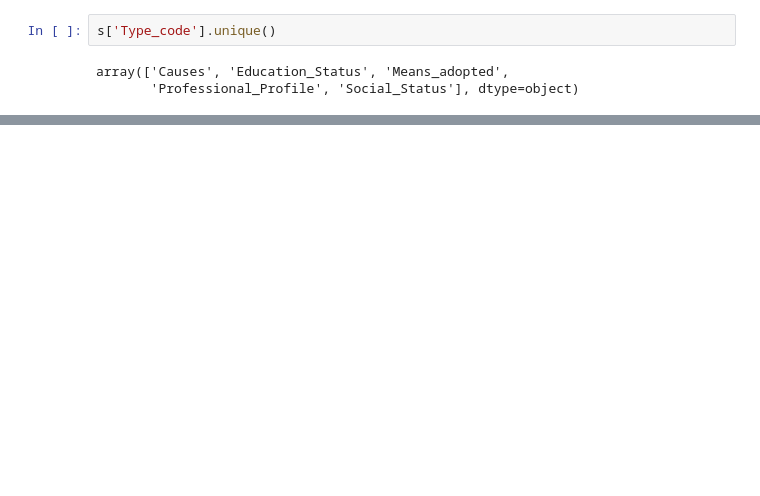
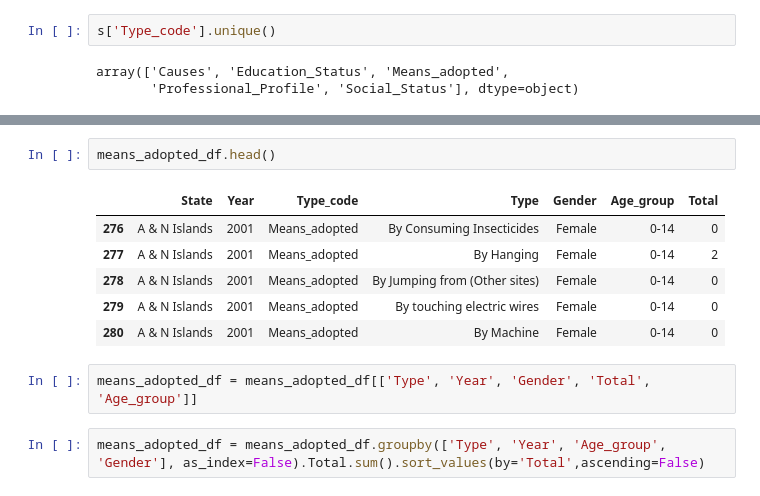
Before and after one commit to htuteja04/EDA, a Jupyter notebook: Notebooks/Suicide_analysis.ipynb, the cells around one changed output, grey strips where cells are left out. Drawn from its saved outputs; the diff is of its cells as text; blank space fills up the shorter version.

```diff
--- a/Notebooks/Suicide_analysis.ipynb
+++ b/Notebooks/Suicide_analysis.ipynb
@@ -325,0 +314,13 @@ array(['By Consuming Insecticides', 'By Hanging',
+# %%
+means_adopted_df.head()
+# %% [output]
+|  | State | Year | Type_code | Type | Gender | Age_group | Total |
+| 276 | A & N Islands | 2001 | Means_adopted | By Consuming Insecticides | Female | 0-14 | 0 |
+| 277 | A & N Islands | 2001 | Means_adopted | By Hanging | Female | 0-14 | 2 |
+| 278 | A & N Islands | 2001 | Means_adopted | By Jumping from (Other sites) | Female | 0-14 | 0 |
+| 279 | A & N Islands | 2001 | Means_adopted | By touching electric wires | Female | 0-14 | 0 |
+| 280 | A & N Islands | 2001 | Means_adopted | By Machine | Female | 0-14 | 0 |
+# %%
+means_adopted_df = means_adopted_df[['Type', 'Year', 'Gender', 'Total',  'Age_group']]
+# %%
+means_adopted_df = means_adopted_df.groupby(['Type', 'Year', 'Age_group', 'Gender'], as_index=False).Total.sum().sort_values(by='Total',ascending=False)
```
Also changed, not shown: parts of 12 cells of this notebook, 4 other files.
